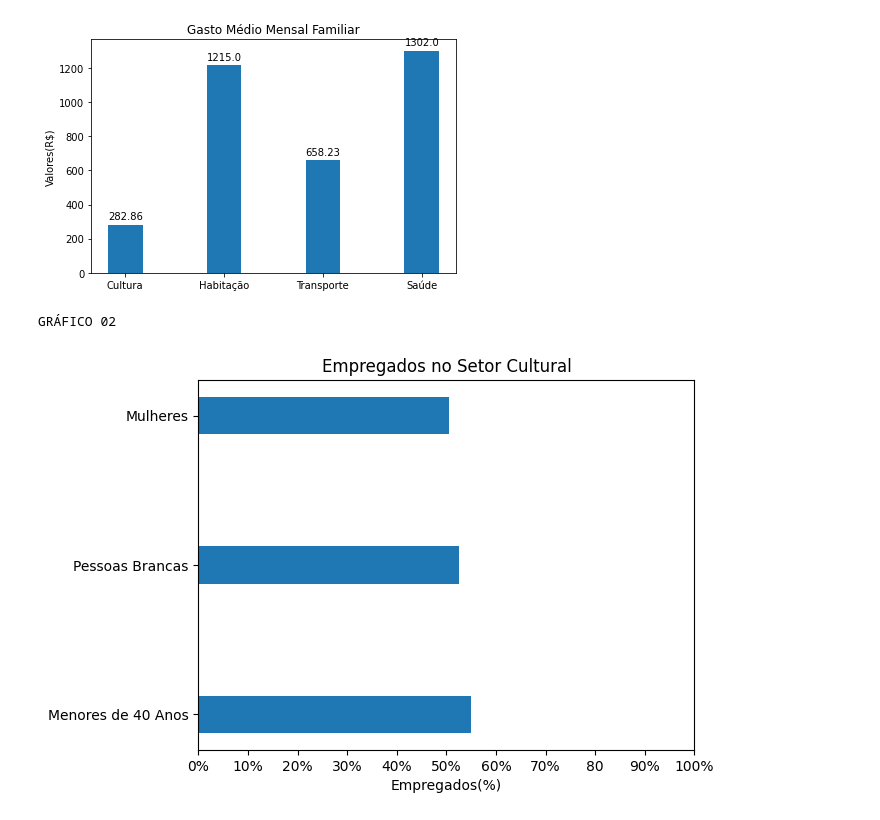
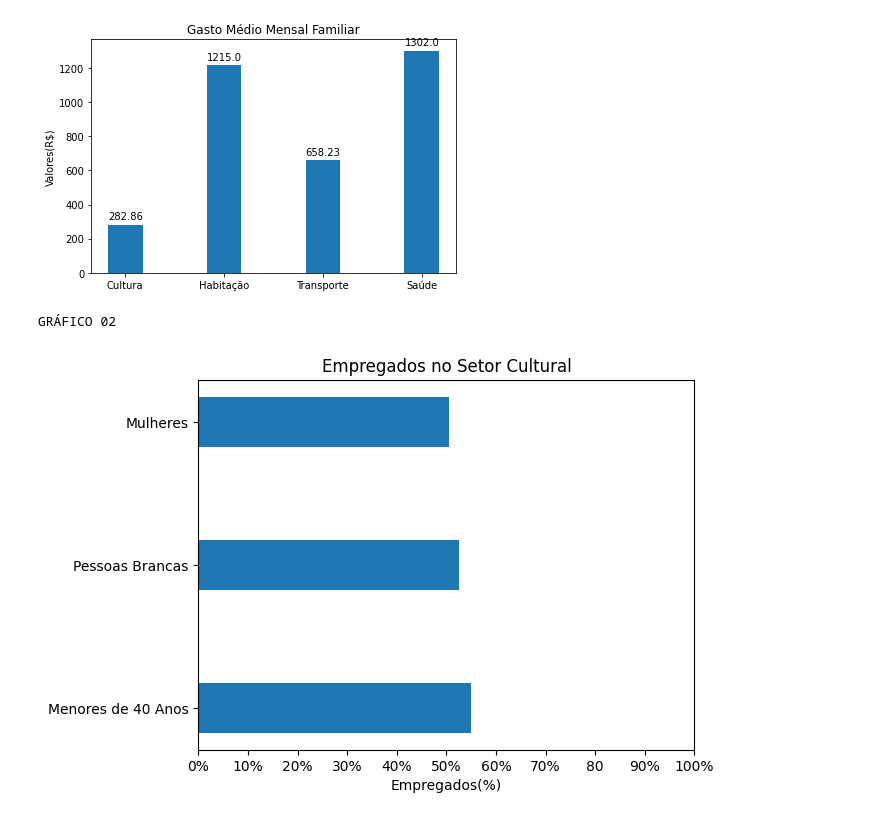
Before and after one commit to aldenor22/trabalho_do_curso_de_python, a Jupyter notebook: Trabalho_de_Conclusão_de_Curso_TCC.ipynb, the cells around one changed output. Saved outputs shown, nothing was run; the diff lists cells and outputs as text; code cells hidden in the pictures.

```diff
--- a/Trabalho_de_Conclusão_de_Curso_TCC.ipynb
+++ b/Trabalho_de_Conclusão_de_Curso_TCC.ipynb
@@ -51,38 +51,35 @@ GRÁFICO 02
 import numpy as np
 import matplotlib.pyplot as plt
 import pandas as pd
 
 # Corrigindo o estado aleatório para reprodutibilidade
 np.random.seed(19680801)
 
 plt.rcdefaults()
 fig, ax1 = plt.subplots()
 
 # Dados
 setor = ('Mulheres','Pessoas Brancas','Menores de 40 Anos')
-y_pos = np.arange(len(setor))
+N = np.arange(len(setor))
 percentual = [50.5,52.6,54.9]
 #performance = 3 + 10 * np.random.rand(len(setor))
 #error = np.random.rand(len(setor))
-l = 0.25
-p1 = ax1.barh(y_pos, percentual, l)
-ax1.set_yticks(y_pos)
+l = 0.35
+p1 = ax1.barh(N, percentual, l) # barras na horizontal
+ax1.set_yticks(N)
 ax1.set_yticklabels(setor)
 
 ax1.invert_yaxis()  # etiquetas lidas de cima para baixo
 ax1.set_xticks(np.arange(0,101,10))
 ax1.set_xticklabels(['0%','10%','20%','30%','40%','50%','60%','70%','80','90%','100%'])
 ax1.set_xlabel('Empregados(%)')
 ax1.set_title('Empregados no Setor Cultural')
 
 
 
 
-
-
-
 print('GRÁFICO 02')
 plt.show()
 # %% [output]
 GRÁFICO 02
-[figure, old version]
+[figure, new version]
```
Also changed, not shown: parts of 1 cell of this notebook.
